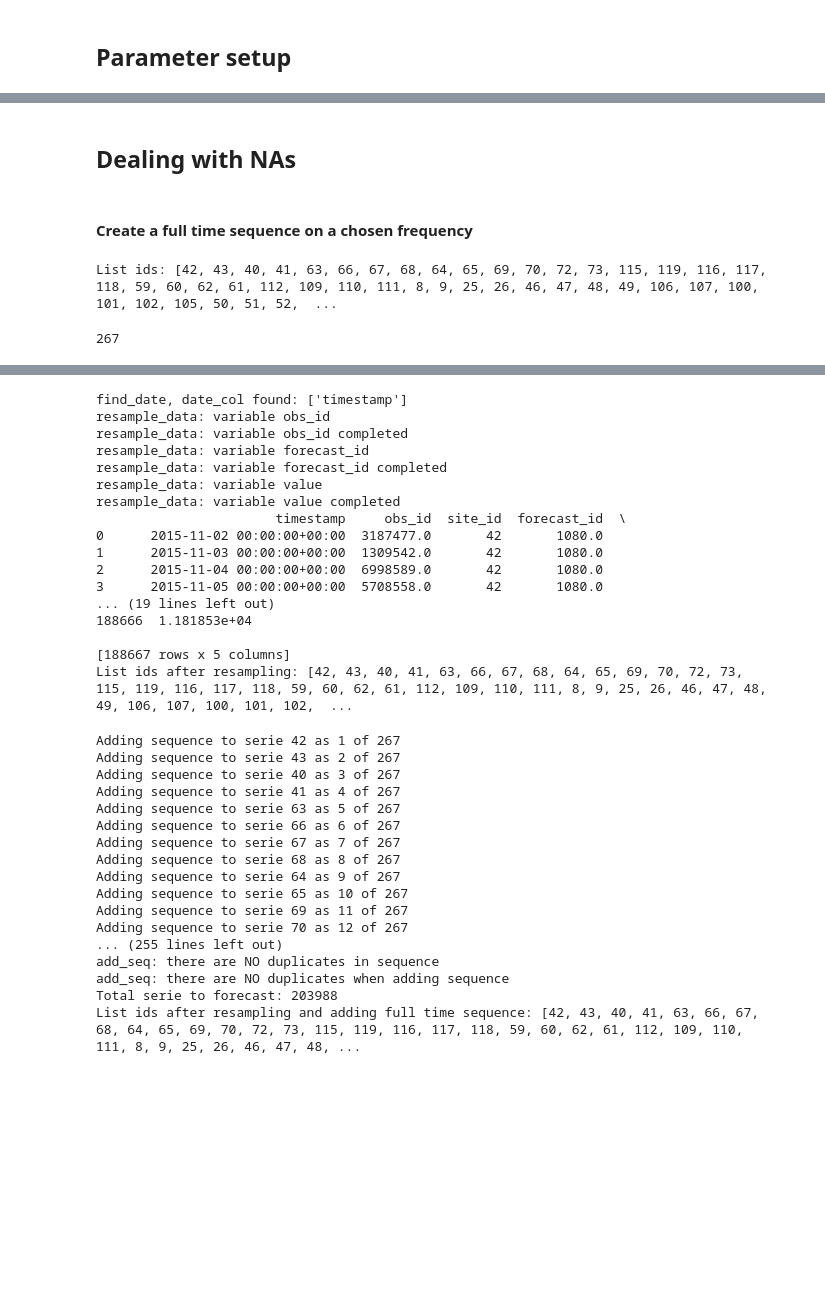
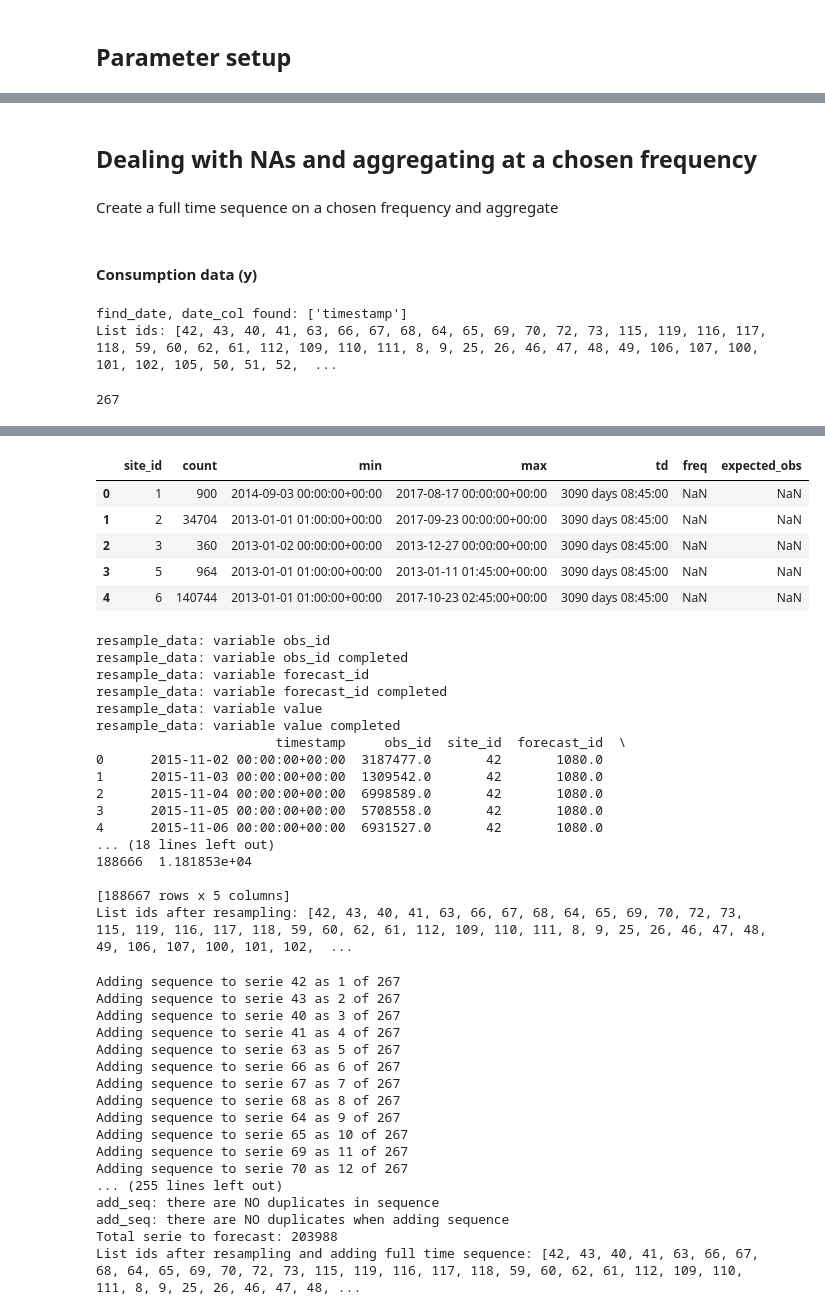
Before and after one commit to microsoft/dstoolkit-forecasting, a Jupyter notebook: Notebooks/EnergyPredictionDataPreparation.ipynb, the cells around one changed output, grey strips where cells are left out. Saved outputs shown, nothing was run; the diff lists cells and outputs as text; code cells hidden in the pictures; blank space fills up the shorter version.

```diff
--- a/Notebooks/EnergyPredictionDataPreparation.ipynb
+++ b/Notebooks/EnergyPredictionDataPreparation.ipynb
@@ -101,12 +134,20 @@ y = 'value'
 # %% [markdown]
-## Dealing with NAs
+## Dealing with NAs and aggregating at a chosen frequency
 # %% [markdown]
-#### Create a full time sequence on a chosen frequency
+Create a full time sequence on a chosen frequency and aggregate
+# %% [markdown]
+#### Consumption data (y)
 # %%
 # df_train_data
 df_train_data.head()
+date_var = Utils.find_date(df_train_data)
 print('List ids:', list(df_train_data[id].unique()))
 len(list(df_train_data[id].unique()))
 # %% [output]
+find_date, date_col found: ['timestamp']
 List ids: [42, 43, 40, 41, 63, 66, 67, 68, 64, 65, 69, 70, 72, 73, 115, 119, 116, 117, 118, 59, 60, 62, 61, 112, 109, 110, 111, 8, 9, 25, 26, 46, 47, 48, 49, 106, 107, 100, 101, 102, 105, 50, 51, 52,  ...
 267
+# %%
+# This function count the number of obs you should have if you had a full time sequence
+Utils.check_length_time_serie(df_train_data, date_var, index = id).head()
+# %% [output]
@@ -113,11 +171,19 @@ List ids: [42, 43, 40, 41, 63, 66, 67, 68, 64, 65, 69, 70, 72, 73, 115, 119, 116
+|  | site_id | count | min | max | td | freq | expected_obs |
+| 0 | 1 | 900 | 2014-09-03 00:00:00+00:00 | 2017-08-17 00:00:00+00:00 | 3090 days 08:45:00 | NaN | NaN |
+| 1 | 2 | 34704 | 2013-01-01 01:00:00+00:00 | 2017-09-23 00:00:00+00:00 | 3090 days 08:45:00 | NaN | NaN |
+| 2 | 3 | 360 | 2013-01-02 00:00:00+00:00 | 2013-12-27 00:00:00+00:00 | 3090 days 08:45:00 | NaN | NaN |
+| 3 | 5 | 964 | 2013-01-01 01:00:00+00:00 | 2013-01-11 01:45:00+00:00 | 3090 days 08:45:00 | NaN | NaN |
+| 4 | 6 | 140744 | 2013-01-01 01:00:00+00:00 | 2017-10-23 02:45:00+00:00 | 3090 days 08:45:00 | NaN | NaN |
 # %%
-date_var = Utils.find_date(df_train_data)
+# Resampling function aggregates data in a dataframe with a chosen function, that can vary depending on the variable
+# i.e. temperatures when aggregated should be averaged, consumption should be summed, dummy variables should be pick as 'first'
+
+df_train_data[date_var].apply(lambda x: x.tz_localize(None))
 freq = dt.timedelta(days=1)
 dict_grouping = {'obs_id': 'first', 'forecast_id': 'first', 'value': 'sum'}
 df_resampled = Utils.resample_data(df_train_data, id, date_var, freq, dict_grouping)
 print('List ids after resampling:', list(df_resampled[id].unique()))
 # %% [output]
-find_date, date_col found: ['timestamp']
 resample_data: variable obs_id
 resample_data: variable obs_id completed
 resample_data: variable forecast_id
@@ -129,7 +195,8 @@ resample_data: variable value completed
 1      2015-11-03 00:00:00+00:00  1309542.0       42       1080.0
 2      2015-11-04 00:00:00+00:00  6998589.0       42       1080.0
 3      2015-11-05 00:00:00+00:00  5708558.0       42       1080.0
-... (19 lines left out)
+4      2015-11-06 00:00:00+00:00  6931527.0       42       1080.0
+... (18 lines left out)
 188666  1.181853e+04
 
 [188667 rows x 5 columns]
```
Also changed, not shown: parts of 29 cells of this notebook, 12 other files.
